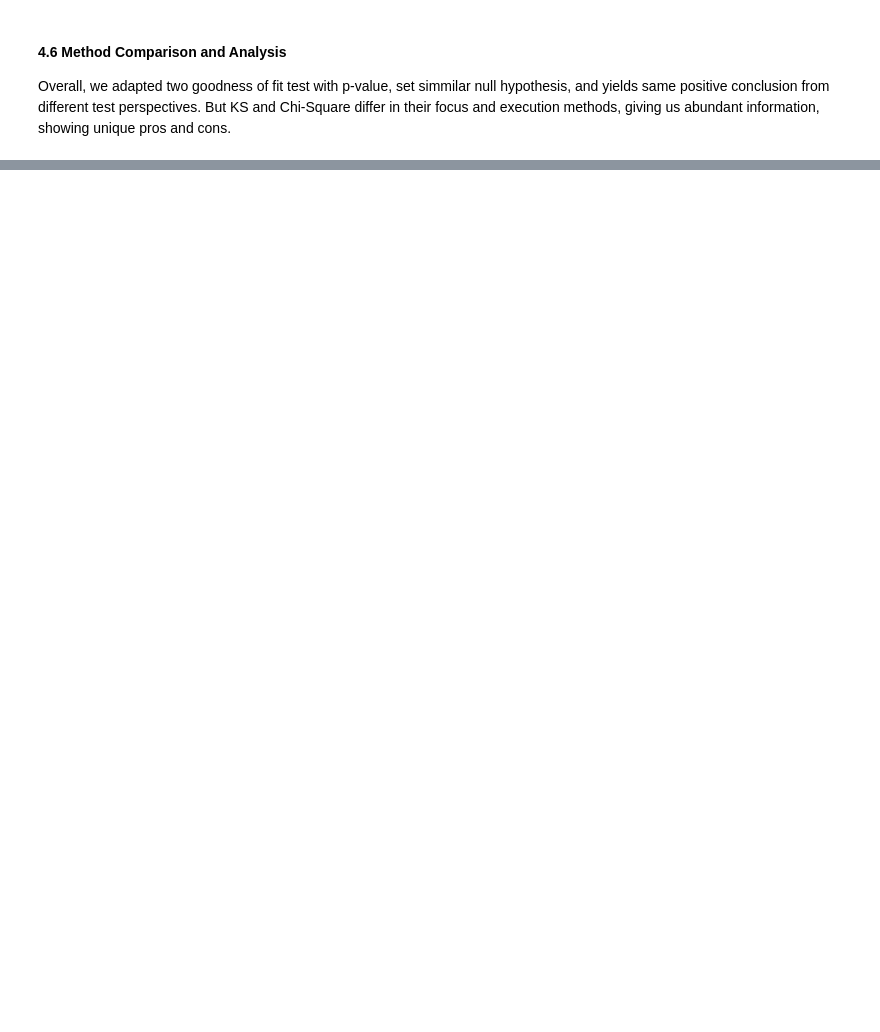
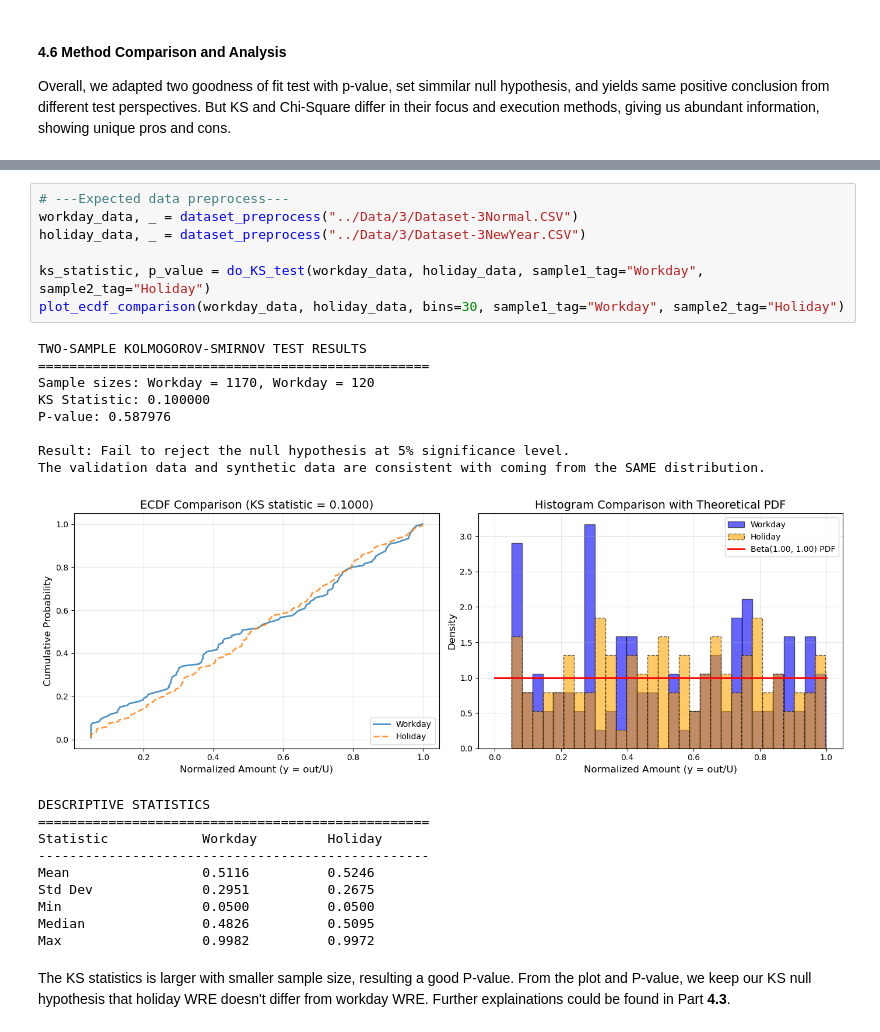
Before and after one commit to QLL-CCDD/SI140A-proj, a Jupyter notebook: tex/ModelTesting.ipynb, the cells around one changed output, grey strips where cells are left out. Drawn from its saved outputs; the diff is of its cells as text; blank space fills up the shorter version.

```diff
--- a/tex/ModelTesting.ipynb
+++ b/tex/ModelTesting.ipynb
@@ -699,0 +847,28 @@ Since no normal distribution $\mathcal{N}$ is used, we skip the Shapiro-Wilk tes
+# %%
+# ---Expected data preprocess---
+workday_data, _ = dataset_preprocess("../Data/3/Dataset-3Normal.CSV")
+holiday_data, _ = dataset_preprocess("../Data/3/Dataset-3NewYear.CSV")
+
+ks_statistic, p_value = do_KS_test(workday_data, holiday_data, sample1_tag="Workday", sample2_tag="Holiday")
+plot_ecdf_comparison(workday_data, holiday_data, bins=30, sample1_tag="Workday", sample2_tag="Holiday")
+# %% [output]
+TWO-SAMPLE KOLMOGOROV-SMIRNOV TEST RESULTS
+==================================================
+Sample sizes: Workday = 1170, Workday = 120
+KS Statistic: 0.100000
+P-value: 0.587976
+
+Result: Fail to reject the null hypothesis at 5% significance level.
+The validation data and synthetic data are consistent with coming from the SAME distribution.
+[figure, added]
+DESCRIPTIVE STATISTICS
+==================================================
+Statistic            Workday         Holiday
+--------------------------------------------------
+Mean                 0.5116          0.5246
+Std Dev              0.2951          0.2675
+Min                  0.0500          0.0500
+Median               0.4826          0.5095
+Max                  0.9982          0.9972
+# %% [markdown]
+The KS statistics is larger with smaller sample size, resulting a good P-value. From the plot and P-value, we keep our KS null hypothesis that holiday WRE doesn't differ from workday WRE. Further explainations could be found in Part **4.3**.
```
Also changed, not shown: parts of 21 cells of this notebook, 2 other files.
